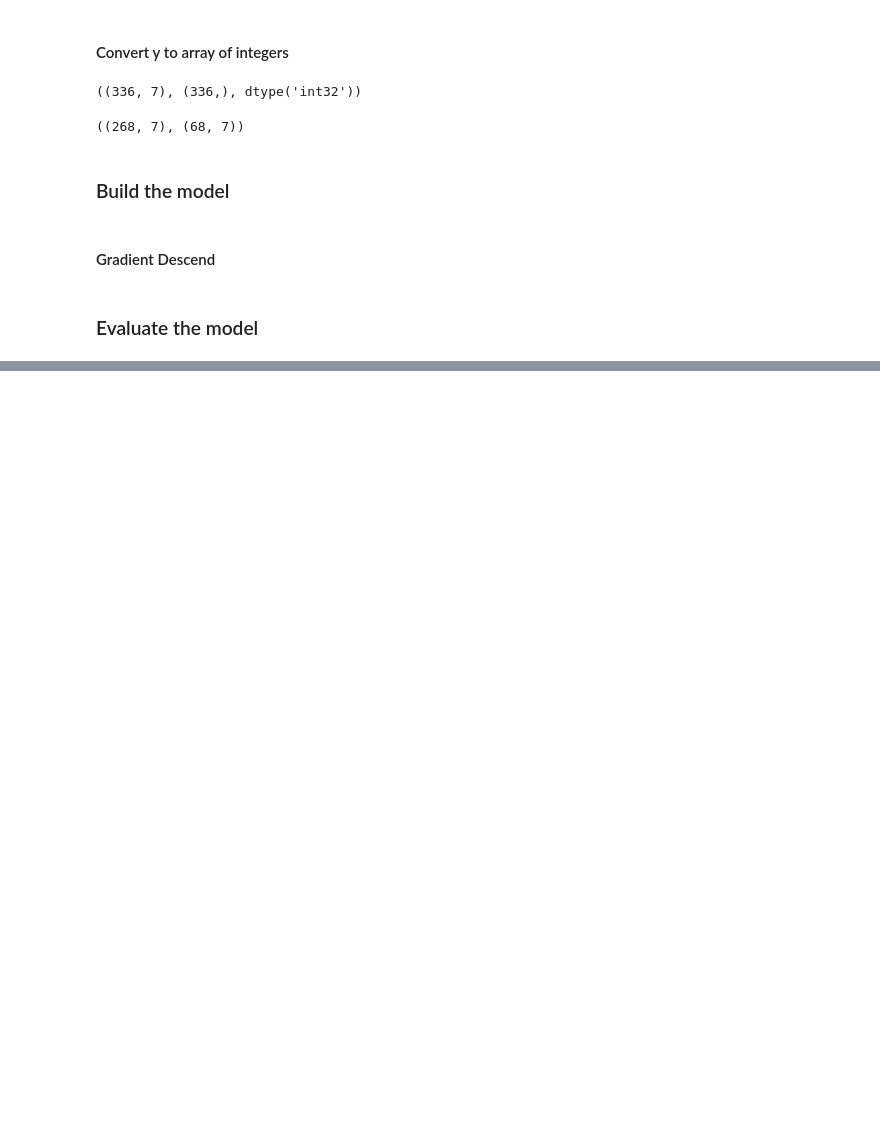
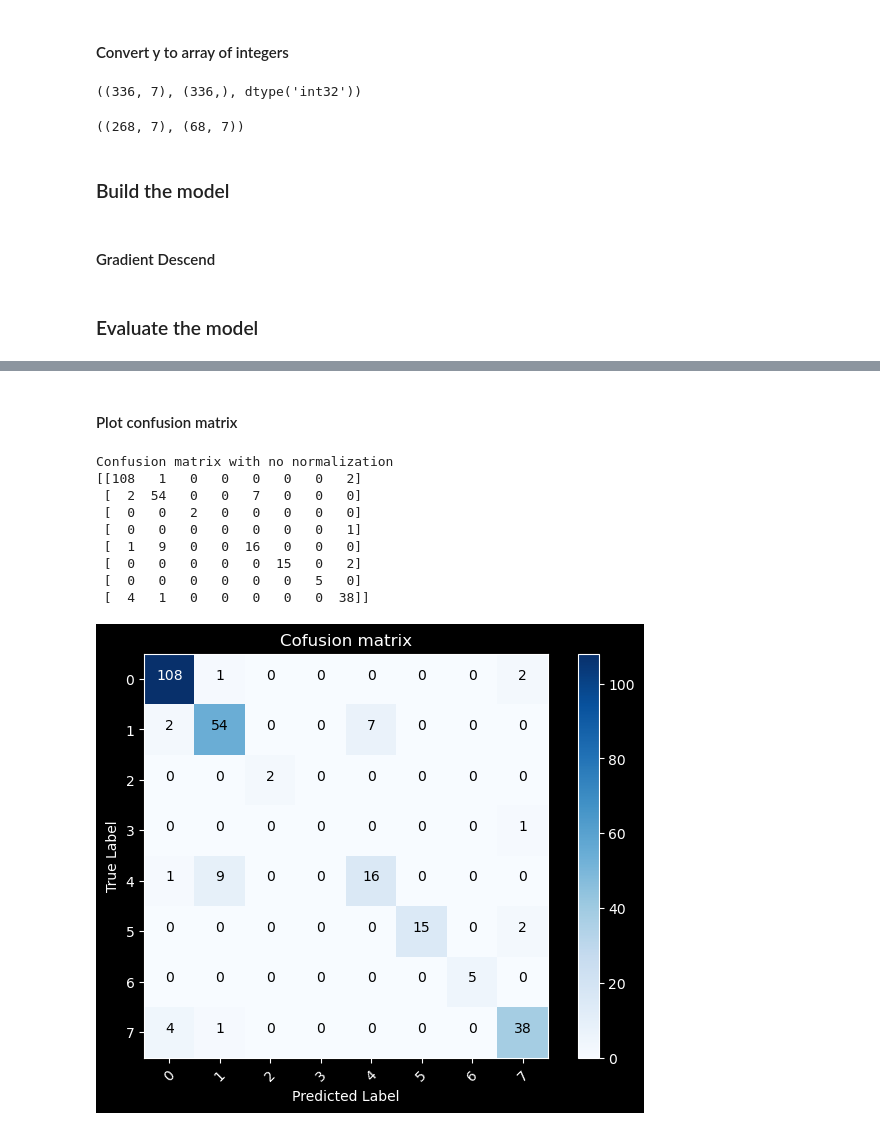
Before and after one commit to DeoGM2911/Learning-ML-with-PyTorch, a Jupyter notebook: E Coli Protein Localization Sites/ecoli.ipynb, the cells around one changed output, grey strips where cells are left out. Drawn from its saved outputs; the diff is of its cells as text; code cells hidden in the pictures; blank space fills up the shorter version.

```diff
--- a/E Coli Protein Localization Sites/ecoli.ipynb
+++ b/E Coli Protein Localization Sites/ecoli.ipynb
@@ -153,0 +166,56 @@ Testing accuracy: 0.8971
+# %% [markdown]
+#### Plot confusion matrix
+# %%
+from sklearn.metrics import confusion_matrix
+import numpy as np
+import itertools
+
+def plot_confusion_matrix(cm, classes, normalize=False, title='Cofusion matrix', cmap=plt.cm.Blues):
+    """
+    This function prints and plots the confusion matrix
+    Normalization can be applied by setting normalized to True
+    """
+    if normalize:
+        cm = cm.astype('float') / cm.sum(axis=1)[:, np.newaxis]
+        print("Normalized confusion matrix")
+    else:
+        print("Confusion matrix with no normalization")
+
+    print(cm)
+
+    plt.imshow(cm, interpolation='nearest', cmap=cmap)
+    plt.title(title)
+    plt.colorbar()
+    tickmarks = np.arange(len(classes))
+    plt.xticks(tickmarks, classes, rotation=45)
+    plt.yticks(tickmarks, classes)
+
+    fmt = '.2f' if normalize else 'd'
+    thresh = cm.max() / 2.
+    for i, j in itertools.product(range(cm.shape[0]), range(cm.shape[1])):
+        plt.text(j, i, format(cm[i, j], fmt),
+                 horizontalalignment="center",
+                 color="white" if cm[i,j] > thresh else "black")
+
+    plt.tight_layout()
+    plt.ylabel('True Label')
+    plt.xlabel('Predicted Label')
+    plt.show()
+# %%
+y_hat_train = model(X_train)
+_, predictions = torch.max(y_hat_train, 1)
+p_test = predictions.numpy()
+
+cm = confusion_matrix(y_train.numpy(), p_test)
+plot_confusion_matrix(cm, list(range(8)))
+# %% [output]
+Confusion matrix with no normalization
+[[108   1   0   0   0   0   0   2]
+ [  2  54   0   0   7   0   0   0]
+ [  0   0   2   0   0   0   0   0]
+ [  0   0   0   0   0   0   0   1]
+ [  1   9   0   0  16   0   0   0]
+ [  0   0   0   0   0  15   0   2]
+ [  0   0   0   0   0   0   5   0]
+ [  4   1   0   0   0   0   0  38]]
+[figure, added]
```
Also changed, not shown: parts of 7 cells of this notebook.
